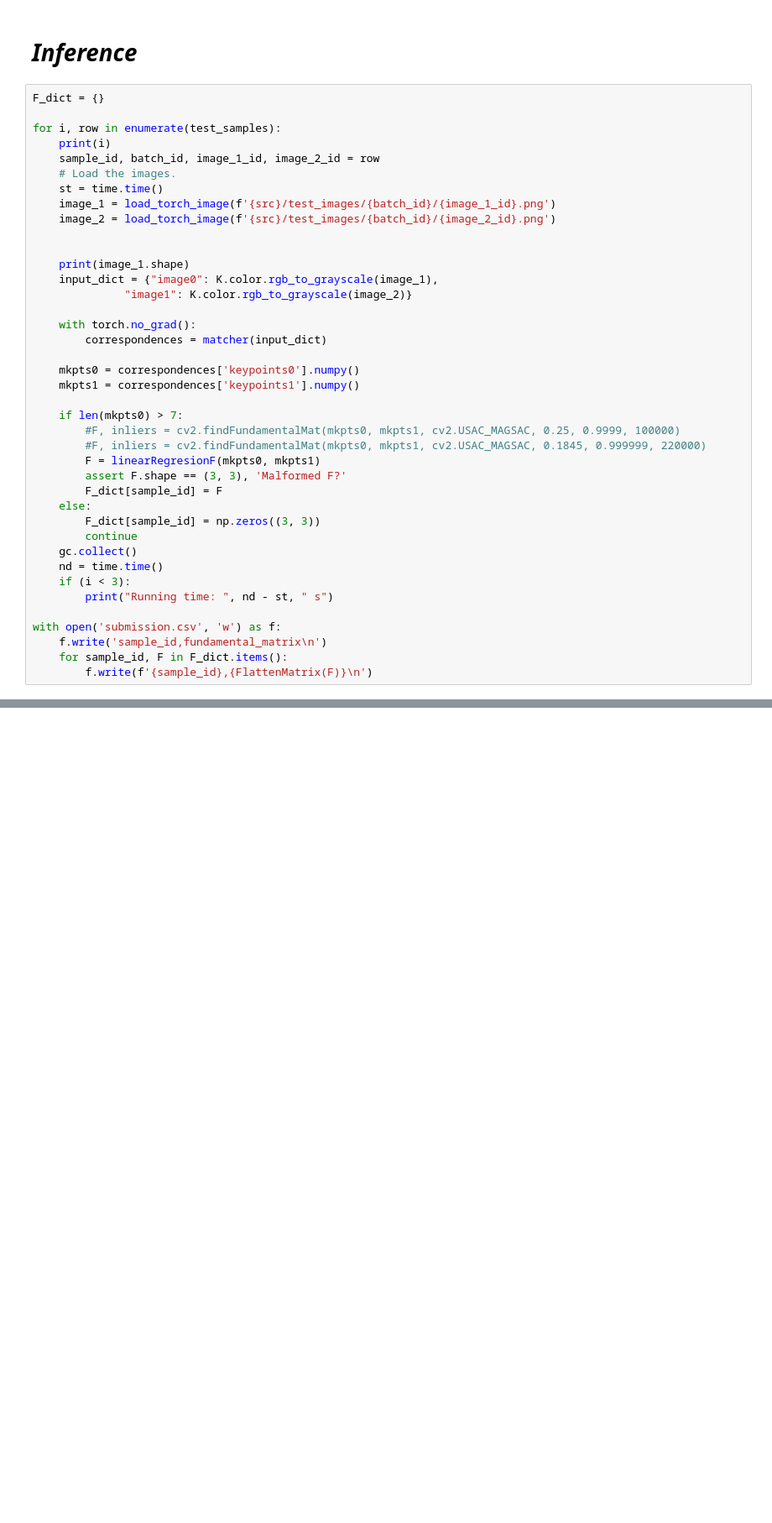
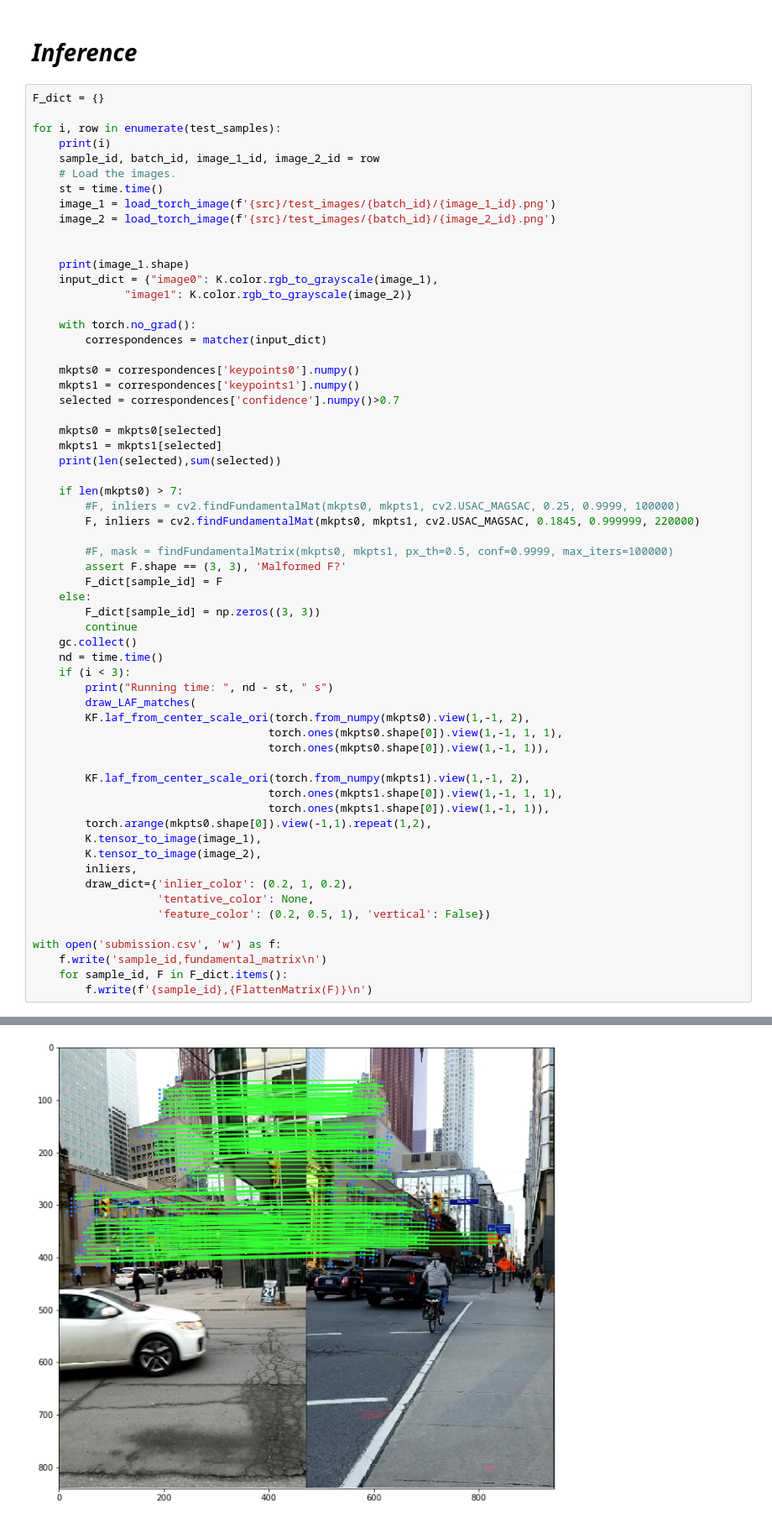
Before and after one commit to garzonwilmer5/ImageMatchingChallenge_TowGeeses, a Jupyter notebook: imc-2022-kornia-score-0-725-Copy1.ipynb, the cells around one changed output, grey strips where cells are left out. Shown at 84% size. Cells and saved outputs as stored; diff of their text form; blank space fills up the shorter version.

Commit message:
confidence filter

```diff
--- a/imc-2022-kornia-score-0-725-Copy1.ipynb
+++ b/imc-2022-kornia-score-0-725-Copy1.ipynb
@@ -128,11 +88,17 @@ for i, row in enumerate(test_samples):
 
     mkpts0 = correspondences['keypoints0'].numpy()
     mkpts1 = correspondences['keypoints1'].numpy()
+    selected = correspondences['confidence'].numpy()>0.7
+
+    mkpts0 = mkpts0[selected]
+    mkpts1 = mkpts1[selected]
+    print(len(selected),sum(selected))
 
     if len(mkpts0) > 7:
         #F, inliers = cv2.findFundamentalMat(mkpts0, mkpts1, cv2.USAC_MAGSAC, 0.25, 0.9999, 100000)
-        #F, inliers = cv2.findFundamentalMat(mkpts0, mkpts1, cv2.USAC_MAGSAC, 0.1845, 0.999999, 220000)
-        F = linearRegresionF(mkpts0, mkpts1)
+        F, inliers = cv2.findFundamentalMat(mkpts0, mkpts1, cv2.USAC_MAGSAC, 0.1845, 0.999999, 220000)
+
+        #F, mask = findFundamentalMatrix(mkpts0, mkpts1, px_th=0.5, conf=0.9999, max_iters=100000)
         assert F.shape == (3, 3), 'Malformed F?'
         F_dict[sample_id] = F
     else:
@@ -142,6 +108,21 @@ for i, row in enumerate(test_samples):
     nd = time.time()
     if (i < 3):
         print("Running time: ", nd - st, " s")
+        draw_LAF_matches(
+        KF.laf_from_center_scale_ori(torch.from_numpy(mkpts0).view(1,-1, 2),
+                                    torch.ones(mkpts0.shape[0]).view(1,-1, 1, 1),
+                                    torch.ones(mkpts0.shape[0]).view(1,-1, 1)),
+
+        KF.laf_from_center_scale_ori(torch.from_numpy(mkpts1).view(1,-1, 2),
+                                    torch.ones(mkpts1.shape[0]).view(1,-1, 1, 1),
+                                    torch.ones(mkpts1.shape[0]).view(1,-1, 1)),
+        torch.arange(mkpts0.shape[0]).view(-1,1).repeat(1,2),
+        K.tensor_to_image(image_1),
+        K.tensor_to_image(image_2),
+        inliers,
+        draw_dict={'inlier_color': (0.2, 1, 0.2),
+                   'tentative_color': None,
+                   'feature_color': (0.2, 0.5, 1), 'vertical': False})
 
 with open('submission.csv', 'w') as f:
     f.write('sample_id,fundamental_matrix\n')
@@ -159,0 +144 @@ Running time:  12.55447006225586  s
+[figure, added]
```
Also changed, not shown: parts of 7 cells of this notebook, 1 other file.
